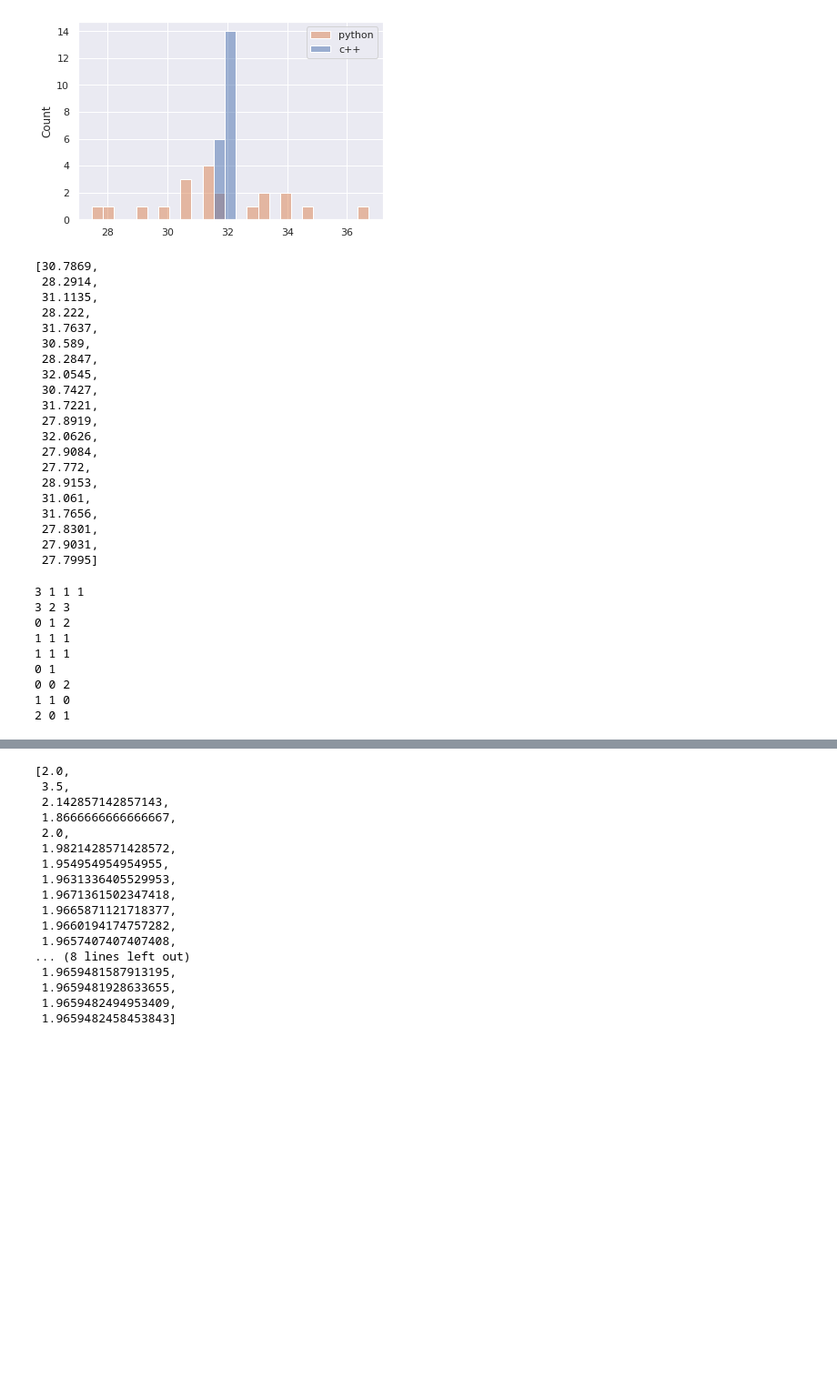
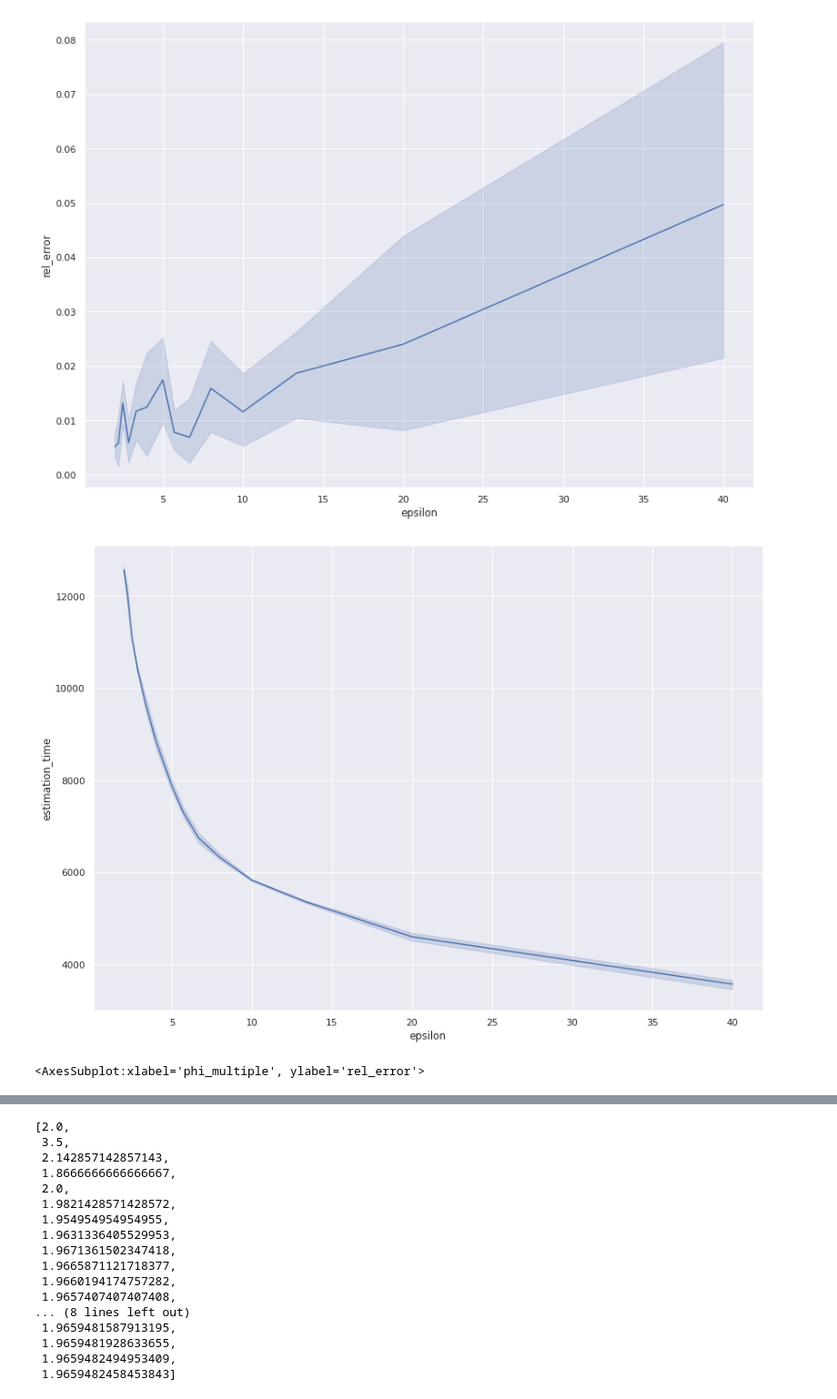
Before and after one commit to viantirreau/count-nfa, a Jupyter notebook: cpp_bindings.ipynb, the cells around one changed output, grey strips where cells are left out. Shown at 91% size. Drawn from its saved outputs; the diff is of its cells as text; code cells hidden in the pictures; blank space fills up the shorter version.

```diff
--- a/cpp_bindings.ipynb
+++ b/cpp_bindings.ipynb
@@ -85,0 +103,2 @@ print('14 0.9 1 971\n3 2 8\n0 2 3\n1 0 0\n1 1 1\n0 1\n0 0 3\n0 0 2\n0 1 0\n0 1 3
+# %%
+df["rel_error"] = abs(df.estimation - df.bruteforce)/df.bruteforce
@@ -86,12 +143,14 @@ print('14 0.9 1 971\n3 2 8\n0 2 3\n1 0 0\n1 1 1\n0 1\n0 0 3\n0 0 2\n0 1 0\n0 1 3
 # %%
 %%time
-# cpp_input = res_dict["str_repr"]
+probe = df.loc[173]
+cpp_input_nfa = probe.str_repr
+cpp_input_nfa = cpp_input_nfa[cpp_input_nfa.find("\n") :]
+str_len = probe.string_len
 ests = []
-
 for phi in tqdm([25, 50, 75, 100, 125, 150, 175, 200, 250, 300, 350, 400, 450, 500]):
-    eps = round(2/phi, 5)
-    cpp_input = f'6 {eps} 1 {phi}\n4 2 16\n0 1 2 3\n0 1 0 0\n1 1 1 1\n0 1\n0 0 0\n0 1 3\n0 1 2\n1 0 0\n1 0 1\n1 1 3\n1 1 2\n2 0 0\n2 0 1\n2 0 2\n2 1 2\n3 0 0\n3 0 2\n3 1 1\n3 1 3\n3 1 2'
-    for i in range(20):
+    eps = round(1000/phi, 5)
+    cpp_input = f'{str_len} {eps} 1 {phi}\n{cpp_input_nfa}'
+    for i in range(5):
         result = subprocess.run(["timeout", "300", "./cpp/main"],
                                     stdout=subprocess.PIPE,
                                     input=cpp_input,
@@ -101,11 +160,15 @@ for phi in tqdm([25, 50, 75, 100, 125, 150, 175, 200, 250, 300, 350, 400, 450, 5
             invalid = False
             for line in result.stdout.split("\n"):
                 if "Got 0 when" in line or "Empty NFA" in line:
+                    print(line)
                     invalid = True
                     break
                 l_split = line.split()
                 if len(l_split) == 2:
                     k, v = l_split
                     res_dict2[k] = float(v) if "." in v else int(v)
-        ests.append((phi, res_dict2["estimation"]))
+            if not invalid:
+                res_dict2["epsilon"] = eps
+                res_dict2["phi_multiple"] = phi
+                ests.append(res_dict2)
 # %% [output]
@@ -114,2 +177,2 @@ Wall time: 10min 33s
 # %%
-df = pd.DataFrame(ests, columns=["phi", "est"])
+df_probe = pd.DataFrame(ests)
@@ -146,40 +179,14 @@ Wall time: 1min 1s
-# %%
-sns.histplot([ests, ests2], legend=True)
-plt.legend(labels=["python", "c++"]);
-# %% [output]
-[figure, removed]
-# %%
-ests
-# %% [output]
-[30.7869,
- 28.2914,
- 31.1135,
- 28.222,
- 31.7637,
- 30.589,
- 28.2847,
- 32.0545,
- 30.7427,
- 31.7221,
- 27.8919,
- 32.0626,
- 27.9084,
- 27.772,
- 28.9153,
- 31.061,
- 31.7656,
- 27.8301,
- 27.9031,
- 27.7995]
-# %%
-print(cpp_input)
-# %% [output]
-3 1 1 1
-3 2 3
-0 1 2
-1 1 1
-1 1 1
-0 1
-0 0 2
-1 1 0
-2 0 1
+# %%
+df_probe["rel_error"] = abs(df_probe.estimation - probe.bruteforce)/probe.bruteforce
+# %%
+%matplotlib inline
+sns.set(rc={"figure.figsize": (14,10)})
+sns.lineplot(data=df_probe, x="epsilon", y="rel_error")
+plt.show()
+sns.lineplot(data=df_probe, x="epsilon", y="estimation_time")
+plt.show()
+sns.lineplot(data=df_probe, x="phi_multiple", y="rel_error")
+# %% [output]
+[figure, added]
+[figure, added]
+<AxesSubplot:xlabel='phi_multiple', ylabel='rel_error'>
```
Also changed, not shown: parts of 19 cells of this notebook, 1 other file.
